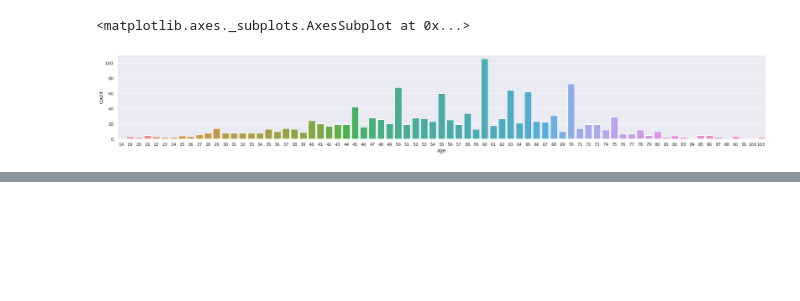
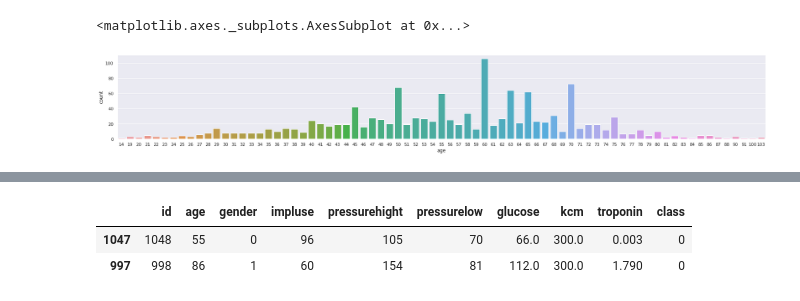
Before and after one commit to ozlemizgi/data_heartmedical, a Jupyter notebook: 6_haftaheartdata.ipynb, the cells around one changed output, grey strips where cells are left out. Saved outputs shown, nothing was run; the diff lists cells and outputs as text; code cells hidden in the pictures; blank space fills up the shorter version.

```diff
--- a/6_haftaheartdata.ipynb
+++ b/6_haftaheartdata.ipynb
@@ -136,0 +137,7 @@ heart.sample(10)
+# %%
+heart=heart.drop(["age_groupped"], axis=1)
+heart.sample(2)
+# %% [output]
+|  | id | age | gender | impluse | pressurehight | pressurelow | glucose | kcm | troponin | class |
+| 1047 | 1048 | 55 | 0 | 96 | 105 | 70 | 66.0 | 300.0 | 0.003 | 0 |
+| 997 | 998 | 86 | 1 | 60 | 154 | 81 | 112.0 | 300.0 | 1.790 | 0 |
```
Also changed, not shown: parts of 17 cells of this notebook.
